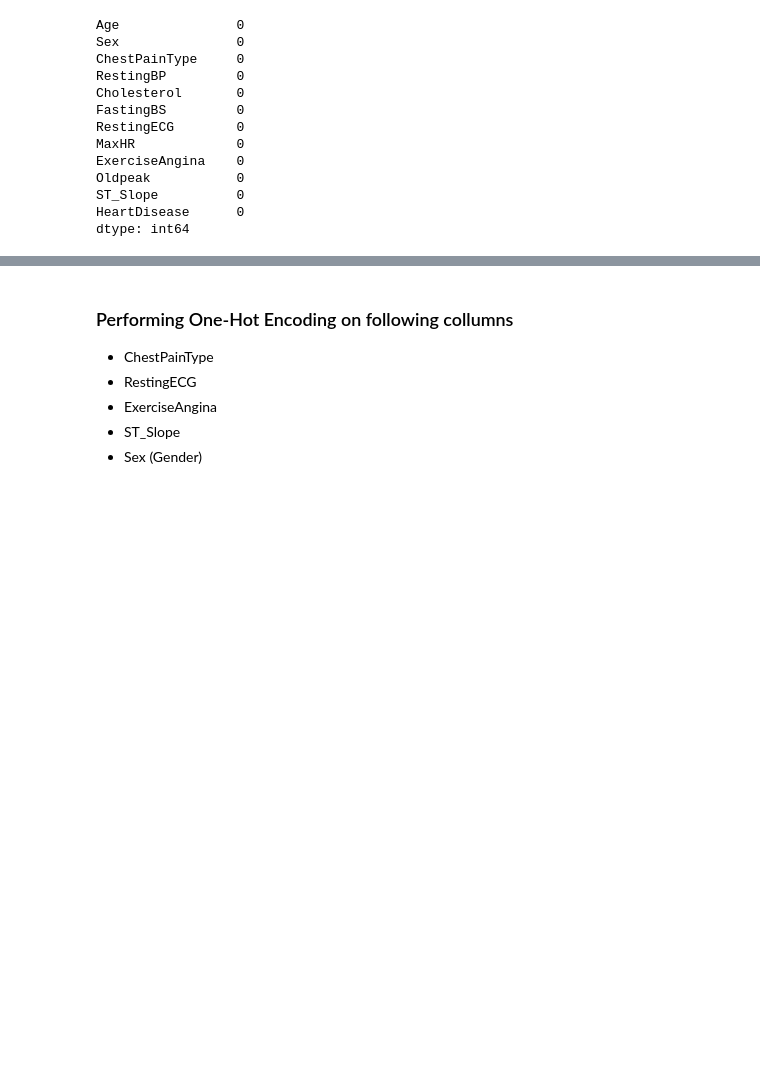
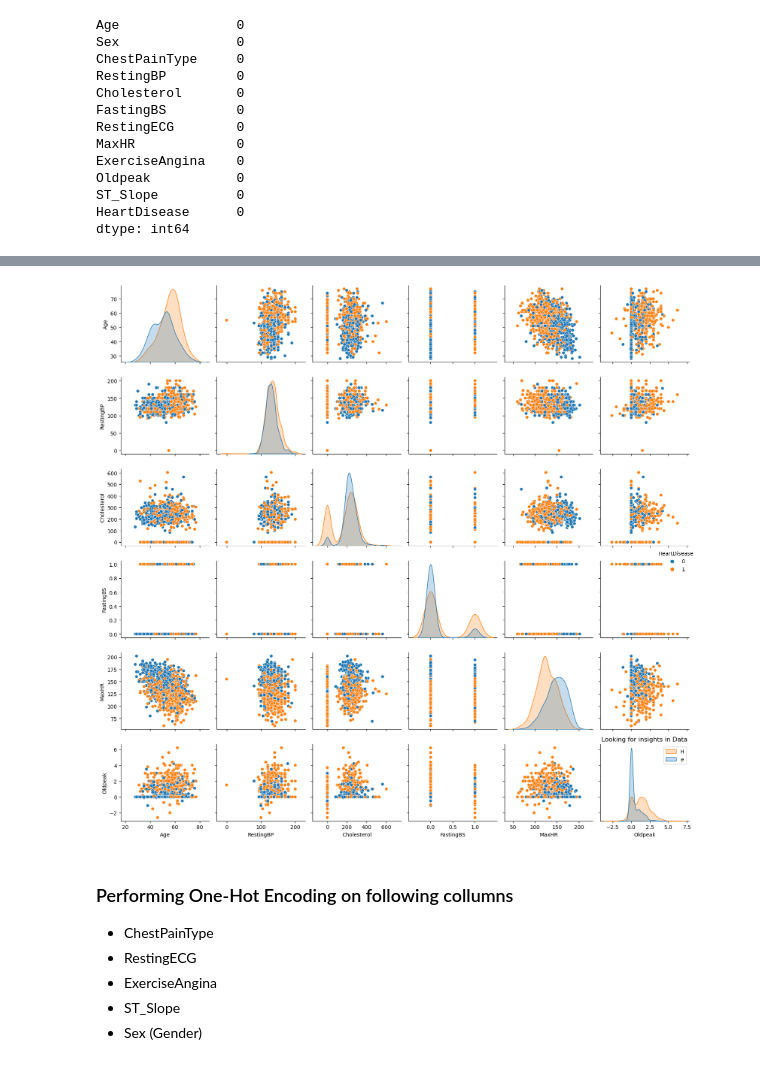
Before and after one commit to sahand-salmani/heart-disease-classification, a Jupyter notebook: heart_attack_classification.ipynb, the cells around one changed output, grey strips where cells are left out. Drawn from its saved outputs; the diff is of its cells as text; code cells hidden in the pictures; blank space fills up the shorter version.

```diff
--- a/heart_attack_classification.ipynb
+++ b/heart_attack_classification.ipynb
@@ -45,3 +99,10 @@ dtype: int64
+# %%
+sns.pairplot(df,hue="HeartDisease")
+plt.title("Looking for insights in Data")
+plt.legend("HeartDisease")
+plt.tight_layout()
+# %% [output]
+[figure, added]
 # %% [markdown]
 ### Performing One-Hot Encoding on following collumns
 - ChestPainType
```
Also changed, not shown: parts of 8 cells of this notebook.
